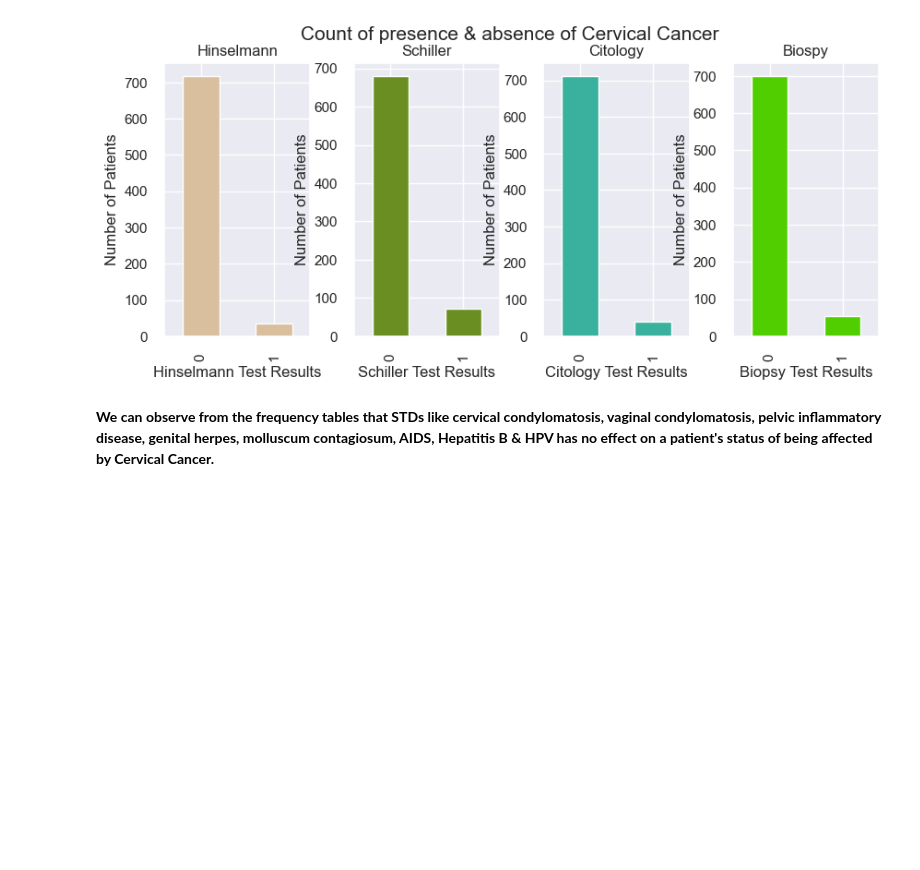
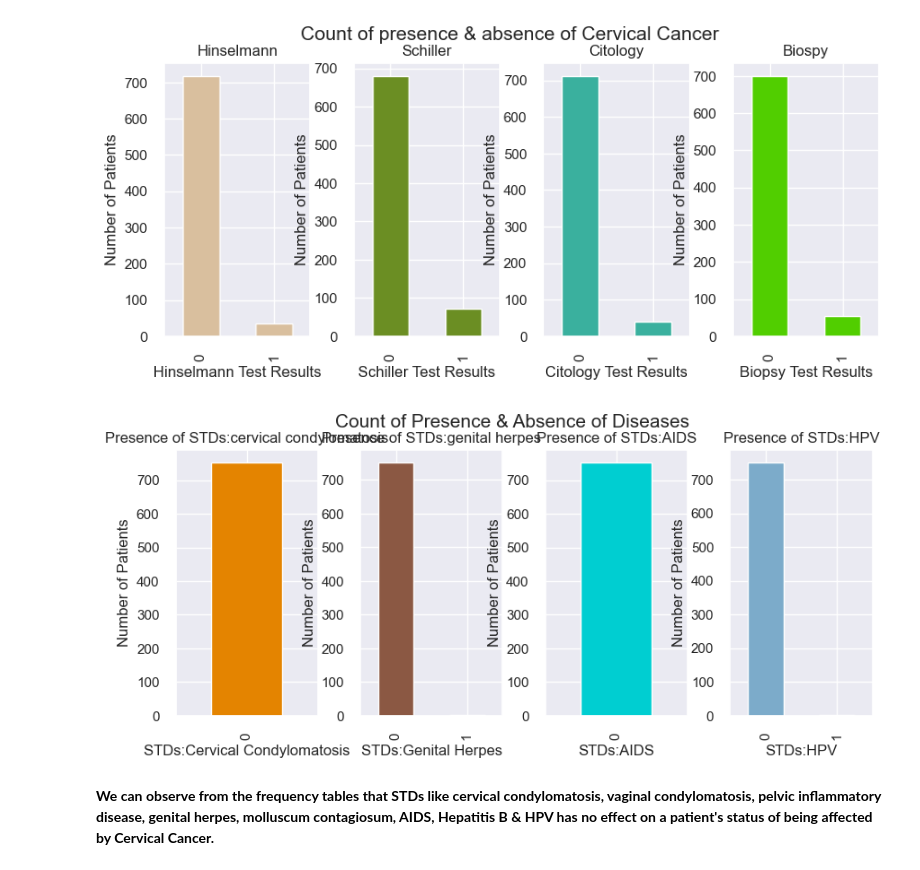
Before and after one commit to sankhadeepriju/Cervical-Cancer-Risk-Factors, a Jupyter notebook: cervical_cancer♥.ipynb, the cells around one changed output. Saved outputs shown, nothing was run; the diff lists cells and outputs as text; code cells hidden in the pictures; blank space fills up the shorter version.

Commit message:
count plot for diseases

```diff
--- a/cervical_cancer♥.ipynb
+++ b/cervical_cancer♥.ipynb
@@ -555,45 +555,45 @@ plt.show();
 [figure]
 # %%
 fig_Dis, (ax1, ax2, ax3, ax4) = plt.subplots(1, 4, figsize=(10,4))
-fig_Dis.suptitle('Count of presence & absence of Diseases', fontsize = 15, y = 0.95)
+fig_Dis.suptitle('Count of Presence & Absence of Diseases', fontsize = 15, y = 0.95)
 plt.subplots_adjust(left=None, bottom=None, right=None, top=0.85, wspace=0.3, hspace=0.29)
 
 # [1]
-
-cancer_df["Hinselmann"].value_counts().plot(ax = ax1, kind = 'bar', grid = True, color = "#d9bf9e")
-ax1.set_title('Hinselmann')
-ax1.set_xlabel('Hinselmann Test Results')
+cancer_df["STDs:cervical condylomatosis"].value_counts().plot(ax = ax1, kind = 'bar', grid = True, color = "#e48400")
+ax1.set_title('Presence of STDs:cervical condylomatosis')
+ax1.set_xlabel('STDs:Cervical Condylomatosis')
 ax1.set_ylabel('Number of Patients')
 ax1.grid(zorder = 0)
 
 
 # [2]
-cancer_df["Schiller"].value_counts().plot(ax = ax2, kind = 'bar', grid = True, color = "#6b8e23")
-ax2.set_title('Schiller')
-ax2.set_xlabel('Schiller Test Results')
+cancer_df["STDs:genital herpes"].value_counts().plot(ax = ax2, kind = 'bar', grid = True, color = "#8b5843")
+ax2.set_title('Presence of STDs:genital herpes')
+ax2.set_xlabel('STDs:Genital Herpes')
 ax2.set_ylabel('Number of Patients')
 ax2.grid(zorder = 0)
 
 
 # [3]
-cancer_df["Citology"].value_counts().plot(ax = ax3, kind = 'bar', grid = True, color = "#3ab09e")
-ax3.set_title('Citology')
-ax3.set_xlabel('Citology Test Results')
+cancer_df["STDs:AIDS"].value_counts().plot(ax = ax3, kind = 'bar', grid = True, color = "#00ced1")
+ax3.set_title('Presence of STDs:AIDS')
+ax3.set_xlabel('STDs:AIDS')
 ax3.set_ylabel('Number of Patients')
 ax3.grid(zorder = 0)
 
 
 # [4]
-cancer_df["Biopsy"].value_counts().plot(ax = ax4, kind = 'bar', grid = True, color = "#51ce00")
-ax4.set_title('Biospy')
-ax4.set_xlabel('Biopsy Test Results')
+cancer_df["STDs:HPV"].value_counts().plot(ax = ax4, kind = 'bar', grid = True, color = "#7cabca")
+ax4.set_title('Presence of STDs:HPV')
+ax4.set_xlabel('STDs:HPV')
 ax4.set_ylabel('Number of Patients')
-
 ax4.grid(zorder = 0)
 
 
 
 plt.show();
+# %% [output]
+[figure, added]
 # %% [markdown]
 **We can observe from the frequency tables that STDs like cervical condylomatosis, vaginal condylomatosis, pelvic inflammatory disease, genital herpes, molluscum contagiosum, AIDS, Hepatitis B & HPV has no effect on a patient's status of being affected by Cervical Cancer.**
 # %%
```
